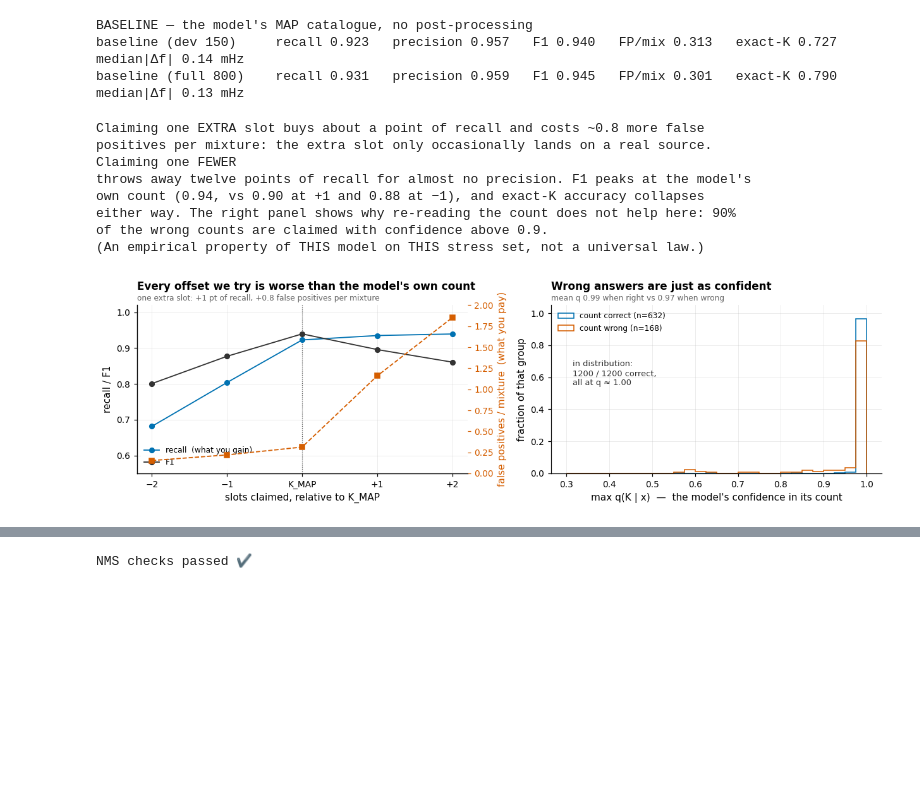
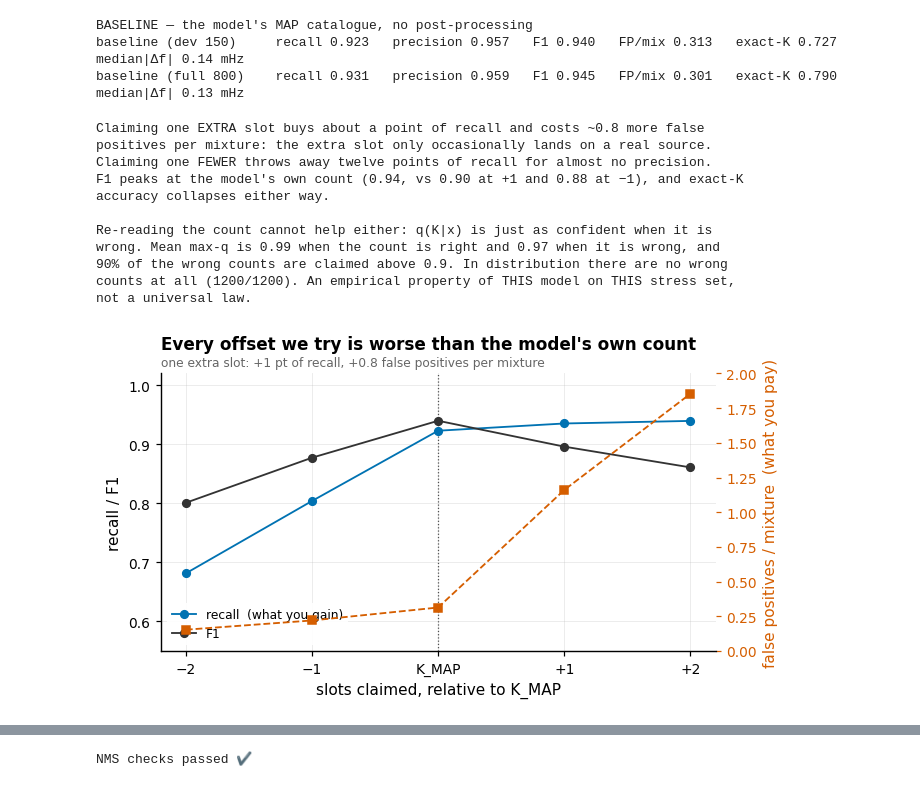
Before and after one commit to nhouba/slotflow-esa-workshop, a Jupyter notebook: slotflow_tutorial_2_solution.ipynb, the cells around one changed output, grey strips where cells are left out. Saved outputs shown, nothing was run; the diff lists cells and outputs as text; code cells hidden in the pictures; blank space fills up the shorter version.

```diff
--- a/slotflow_tutorial_2_solution.ipynb
+++ b/slotflow_tutorial_2_solution.ipynb
@@ -522,59 +522,53 @@ deltas = [-2, -1, 0, 1, 2]
 sw = [evaluate(lambda i, d=d: count_offset_catalogue(i, d), DEV, quiet=True)
       for d in deltas]
 
-fig, (ax0, ax1) = plt.subplots(1, 2, figsize=(11.5, 3.5))
+fig, ax0 = plt.subplots(figsize=(6.4, 3.6))
 ax0.plot(deltas, [s["recall"] for s in sw], marker="o", ms=5, color=C["pred"],
          label="recall  (what you gain)")
 ax0.plot(deltas, [s["f1"] for s in sw], marker="o", ms=5, color=C["ink"],
          label="F1")
 ax0.axvline(0, color=C["ink"], lw=0.8, ls=":", zorder=0)
 ax0.set_xticks(deltas, ["−2", "−1", "K_MAP", "+1", "+2"])
 ax0.set_xlabel("slots claimed, relative to K_MAP")
 ax0.set_ylabel("recall / F1"); ax0.set_ylim(0.55, 1.02)
 ax0.legend(loc="lower left", fontsize=8, frameon=True, framealpha=0.92,
            edgecolor="none")
 axb = ax0.twinx()                                  # the cost, on its own axis
 axb.plot(deltas, [s["fp_per_mixture"] for s in sw], marker="s", ms=5, ls="--",
          color=C["truth"])
 axb.set_ylabel("false positives / mixture  (what you pay)", color=C["truth"])
 axb.tick_params(axis="y", colors=C["truth"]); axb.set_ylim(0, 2.0)
 axb.grid(False)
 title2(ax0, "Every offset we try is worse than the model's own count",
        "one extra slot: +1 pt of recall, +0.8 false positives per mixture")
 
 q_max = pack["stress_q_k"].max(axis=-1)
 right = pack["stress_k_pred"] == pack["stress_k_true"]
-bins = np.linspace(0.3, 1.0, 29)
-for m, colr, lbl in [(right, C["pred"], f"count correct (n={right.sum()})"),
-                     (~right, C["truth"], f"count wrong (n={(~right).sum()})")]:
-    ax1.hist(q_max[m], bins=bins, histtype="step", lw=2.2, color=colr,
-             weights=np.ones(m.sum()) / m.sum(), label=lbl)
-ax1.set_xlabel("max q(K | x)  —  the model's confidence in its count")
-ax1.set_ylabel("fraction of that group"); ax1.set_ylim(0, 1.05)
-ax1.legend(loc="upper left", fontsize=8)
-ax1.text(0.315, 0.55, "in distribution:\n1200 / 1200 correct,\nall at q ≈ 1.00",
-         fontsize=8.5, color=C["ink"])
-title2(ax1, "Wrong answers are just as confident",
-       f"mean q {q_max[right].mean():.2f} when right vs "
-       f"{q_max[~right].mean():.2f} when wrong")
 plt.tight_layout()
 
 print("Claiming one EXTRA slot buys about a point of recall and costs ~0.8 "
       "more false\npositives per mixture: the extra slot only occasionally "
-      "lands on a real source.\nClaiming one FEWER\nthrows away twelve points of recall for almost no "
-      "precision. F1 peaks at the model's\nown count (0.94, vs 0.90 at +1 and "
-      "0.88 at −1), and exact-K accuracy collapses\neither way. The right panel "
-      "shows why re-reading the count does not help here: "
-      f"{(q_max[~right] > 0.9).mean():.0%}\nof the wrong counts are claimed "
-      "with confidence above 0.9.\n(An empirical property of THIS model on "
-      "THIS stress set, not a universal law.)")
+      "lands on a real source.\nClaiming one FEWER throws away twelve points "
+      "of recall for almost no precision.\nF1 peaks at the model's own count "
+      "(0.94, vs 0.90 at +1 and 0.88 at −1), and exact-K\naccuracy collapses "
+      "either way.")
+print(f"\nRe-reading the count cannot help either: q(K|x) is just as confident "
+      f"when it is\nwrong. Mean max-q is {q_max[right].mean():.2f} when the "
+      f"count is right and {q_max[~right].mean():.2f} when it is wrong, and\n"
+      f"{(q_max[~right] > 0.9).mean():.0%} of the wrong counts are claimed "
+      "above 0.9. In distribution there are no wrong\ncounts at all "
+      "(1200/1200). An empirical property of THIS model on THIS stress set,\n"
+      "not a universal law.")
 # %% [output]
 Claiming one EXTRA slot buys about a point of recall and costs ~0.8 more false
 positives per mixture: the extra slot only occasionally lands on a real source.
-Claiming one FEWER
-throws away twelve points of recall for almost no precision. F1 peaks at the model's
-own count (0.94, vs 0.90 at +1 and 0.88 at −1), and exact-K accuracy collapses
-either way. The right panel shows why re-reading the count does not help here: 90%
-of the wrong counts are claimed with confidence above 0.9.
-(An empirical property of THIS model on THIS stress set, not a universal law.)
+Claiming one FEWER throws away twelve points of recall for almost no precision.
+F1 peaks at the model's own count (0.94, vs 0.90 at +1 and 0.88 at −1), and exact-K
+accuracy collapses either way.
+
+Re-reading the count cannot help either: q(K|x) is just as confident when it is
+wrong. Mean max-q is 0.99 when the count is right and 0.97 when it is wrong, and
+90% of the wrong counts are claimed above 0.9. In distribution there are no wrong
+counts at all (1200/1200). An empirical property of THIS model on THIS stress set,
+not a universal law.
-[figure, old version]
+[figure, new version]
```
Also changed, not shown: parts of 2 cells of this notebook, 5 other files.
